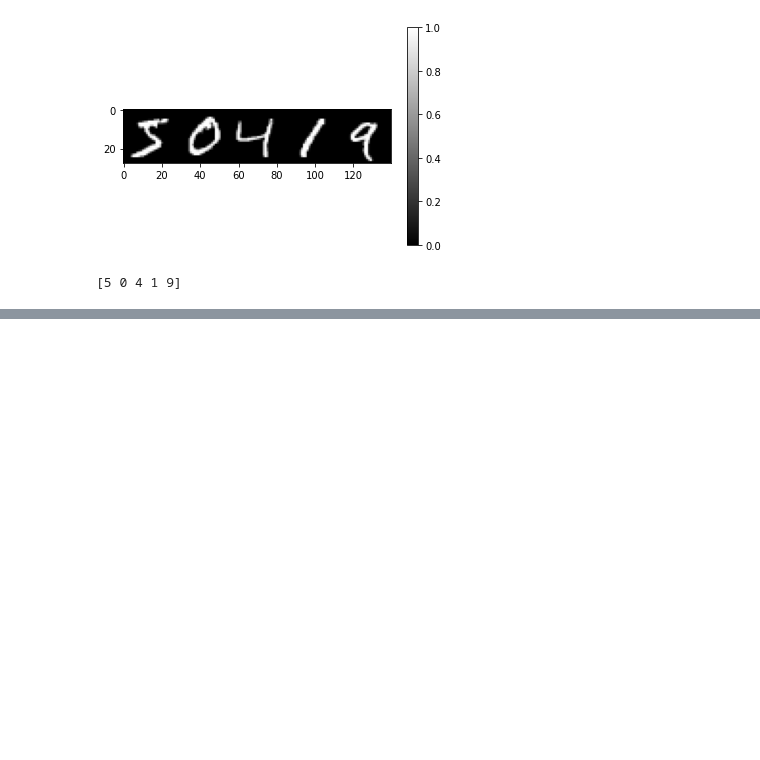
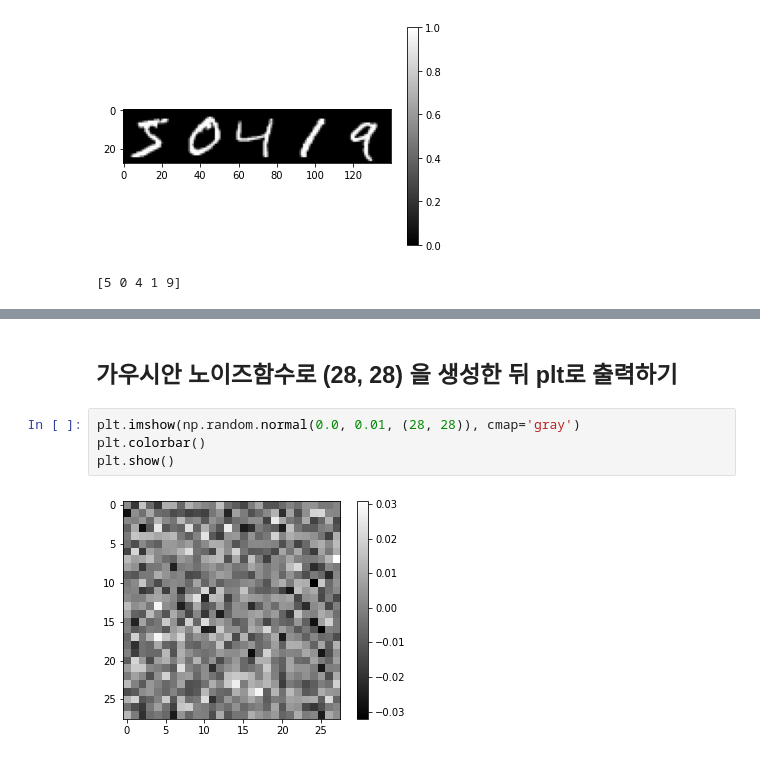
Before and after one commit to baelanche/Deep_learning_introduction, a Jupyter notebook: 1.손글씨 이미지 분류/RNN을_이용하여_손글씨_이미지_분류하기.ipynb, the cells around one changed output, grey strips where cells are left out. Cells and saved outputs as stored; diff of their text form; blank space fills up the shorter version.

```diff
--- a/1.손글씨 이미지 분류/RNN을_이용하여_손글씨_이미지_분류하기.ipynb
+++ b/1.손글씨 이미지 분류/RNN을_이용하여_손글씨_이미지_분류하기.ipynb
@@ -146,0 +177,8 @@ print(train_labels[:5])
+# %% [markdown]
+## 가우시안 노이즈함수로 (28, 28) 을 생성한 뒤 plt로 출력하기
+# %%
+plt.imshow(np.random.normal(0.0, 0.01, (28, 28)), cmap='gray')
+plt.colorbar()
+plt.show()
+# %% [output]
+[figure, added]
```
Also changed, not shown: parts of 22 cells of this notebook.
